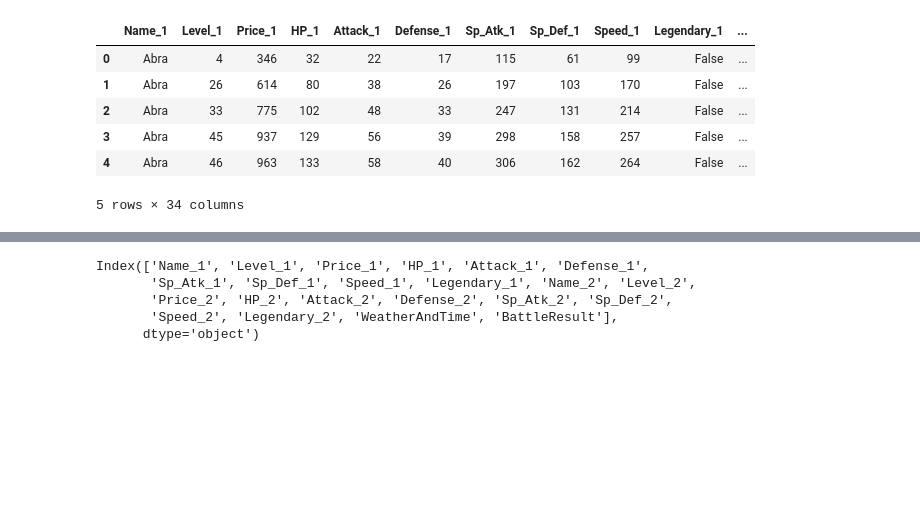
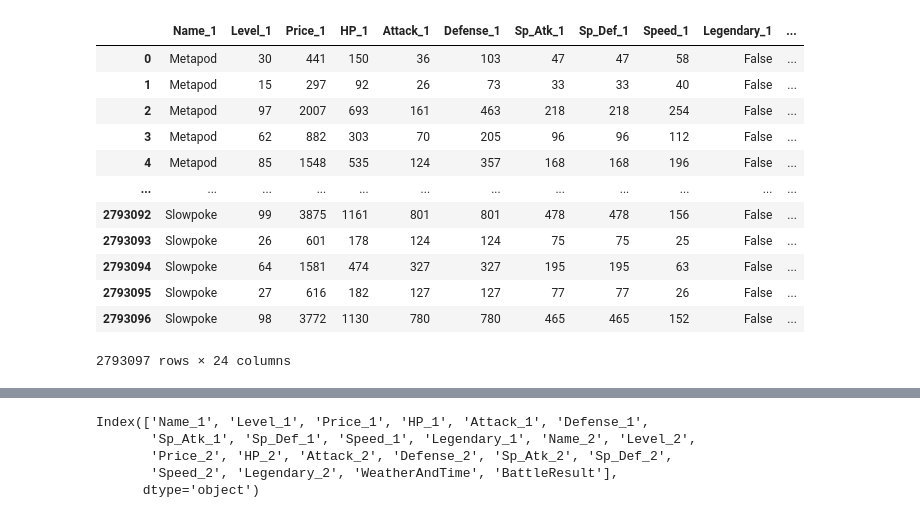
Before and after one commit to franperic/pokehackathon, a Jupyter notebook: pokehackathon-kedro/notebooks/Master_table.ipynb, the cells around one changed output, grey strips where cells are left out. Drawn from its saved outputs; the diff is of its cells as text; code cells hidden in the pictures; blank space fills up the shorter version.

Commit message:
Created battle_results tables - with hashed types, AD and weaknesses (effectiveness)

```diff
--- a/pokehackathon-kedro/notebooks/Master_table.ipynb
+++ b/pokehackathon-kedro/notebooks/Master_table.ipynb
@@ -25,15 +25,48 @@ def create_master_table(
 #     master_table = with_companies.drop(["shuttle_id", "company_id"], axis=1)
 #     master_table = master_table.dropna()
     return with_weakness_1#master_table
+# %%
+def create_master_battle_table(
+    all_pokemons: pd.DataFrame, battle_results: pd.DataFrame) -> pd.DataFrame:
+    """Combines all data to create a master battle table.
+
+        Args:
+            all_pokemons: Preprocessed data for All Pokemons.
+            battle_results: Preprocessed data for Battle Resuts.
+        Returns:
+            Master battle table.
+
+    """
+#     available_pokemons_with_ID_and_types = all_pokemons.merge(available_pokemons, left_on="Name", right_on="Name_1")
+    battle_results_with_type1 = battle_results.merge(all_pokemons, left_on="Name_1", right_on="Name")
+    battle_results_with_type1 = battle_results_with_type1.drop(["Type_2","Name","ID"], axis=1)
+
+    battle_results_with_type1and2 = battle_results_with_type1.merge(all_pokemons, left_on="Name_2", right_on="Name")
+    master_battle_table = battle_results_with_type1and2.drop(["Type_2","Name","ID"], axis=1)
+#     with_companies = rated_shuttles.merge(
+#         companies, left_on="company_id", right_on="id"
+#     )
+    master_battle_table.rename(columns={"Type_1_x": "Type_1", "Type_1_y": "Type_2"}, inplace = True)
+
+#     master_table = master_table.dropna()
+    return master_battle_table#master_table
 # %%
-master = create_master_table(all_pokemons, available_pokemons, weakness_pokemons)#, reviews)
-master.head()
+#master = create_master_table(all_pokemons, available_pokemons, weakness_pokemons)#, reviews)
+battle_results = create_master_battle_table(all_pokemons, battle_results)#, reviews)
+
+battle_results
 # %% [output]
 |  | Name_1 | Level_1 | Price_1 | HP_1 | Attack_1 | Defense_1 | Sp_Atk_1 | Sp_Def_1 | Speed_1 | Legendary_1 | ... |
-| 0 | Abra | 4 | 346 | 32 | 22 | 17 | 115 | 61 | 99 | False | ... |
-| 1 | Abra | 26 | 614 | 80 | 38 | 26 | 197 | 103 | 170 | False | ... |
-| 2 | Abra | 33 | 775 | 102 | 48 | 33 | 247 | 131 | 214 | False | ... |
-| 3 | Abra | 45 | 937 | 129 | 56 | 39 | 298 | 158 | 257 | False | ... |
-| 4 | Abra | 46 | 963 | 133 | 58 | 40 | 306 | 162 | 264 | False | ... |
+| 0 | Metapod | 30 | 441 | 150 | 36 | 103 | 47 | 47 | 58 | False | ... |
+| 1 | Metapod | 15 | 297 | 92 | 26 | 73 | 33 | 33 | 40 | False | ... |
+| 2 | Metapod | 97 | 2007 | 693 | 161 | 463 | 218 | 218 | 254 | False | ... |
+| 3 | Metapod | 62 | 882 | 303 | 70 | 205 | 96 | 96 | 112 | False | ... |
+| 4 | Metapod | 85 | 1548 | 535 | 124 | 357 | 168 | 168 | 196 | False | ... |
+| ... | ... | ... | ... | ... | ... | ... | ... | ... | ... | ... | ... |
+| 2793092 | Slowpoke | 99 | 3875 | 1161 | 801 | 801 | 478 | 478 | 156 | False | ... |
+| 2793093 | Slowpoke | 26 | 601 | 178 | 124 | 124 | 75 | 75 | 25 | False | ... |
+| 2793094 | Slowpoke | 64 | 1581 | 474 | 327 | 327 | 195 | 195 | 63 | False | ... |
+| 2793095 | Slowpoke | 27 | 616 | 182 | 127 | 127 | 77 | 77 | 26 | False | ... |
+| 2793096 | Slowpoke | 98 | 3772 | 1130 | 780 | 780 | 465 | 465 | 152 | False | ... |
-5 rows × 34 columns
+2793097 rows × 24 columns
 # %%
```
Also changed, not shown: parts of 23 cells of this notebook, 5 other files.
